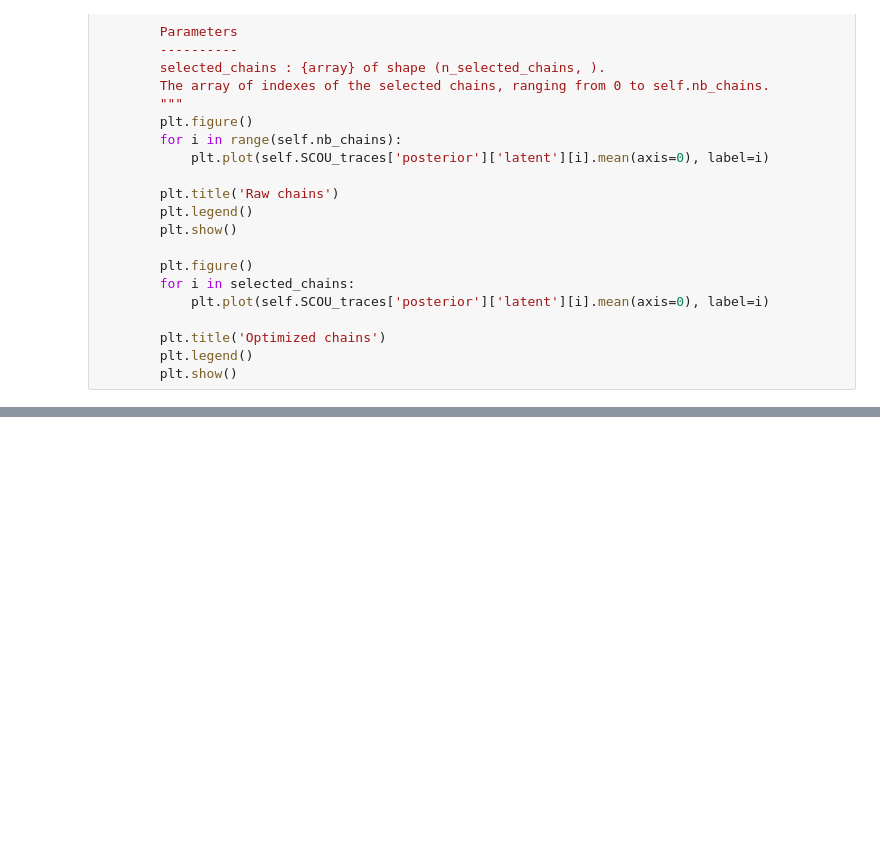
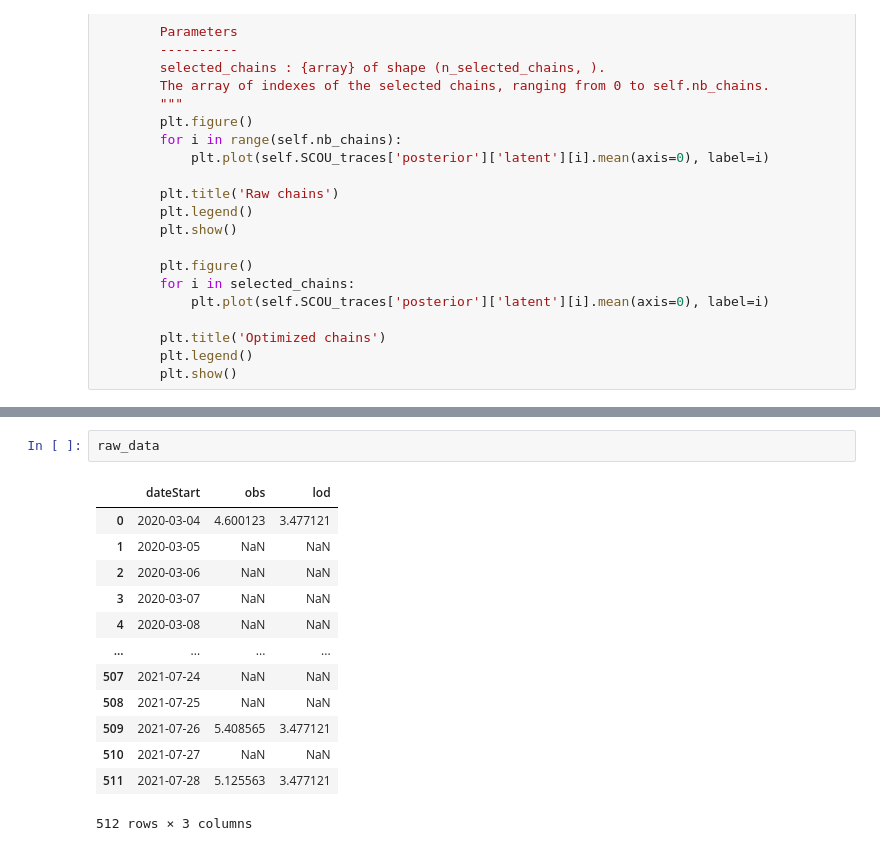
Before and after one commit to ncluzel/HMM_course_TPs, a Jupyter notebook: data_processing.ipynb, the cells around one changed output, grey strips where cells are left out. Saved outputs shown, nothing was run; the diff lists cells and outputs as text; blank space fills up the shorter version.

```diff
--- a/data_processing.ipynb
+++ b/data_processing.ipynb
@@ -537,0 +616,16 @@ raw_data = pd.read_csv('toy_data.csv', sep=";")
+# %%
+raw_data
+# %% [output]
+|  | dateStart | obs | lod |
+| 0 | 2020-03-04 | 4.600123 | 3.477121 |
+| 1 | 2020-03-05 | NaN | NaN |
+| 2 | 2020-03-06 | NaN | NaN |
+| 3 | 2020-03-07 | NaN | NaN |
+| 4 | 2020-03-08 | NaN | NaN |
+| ... | ... | ... | ... |
+| 507 | 2021-07-24 | NaN | NaN |
+| 508 | 2021-07-25 | NaN | NaN |
+| 509 | 2021-07-26 | 5.408565 | 3.477121 |
+| 510 | 2021-07-27 | NaN | NaN |
+| 511 | 2021-07-28 | 5.125563 | 3.477121 |
+512 rows × 3 columns
```
Also changed, not shown: parts of 27 cells of this notebook.
